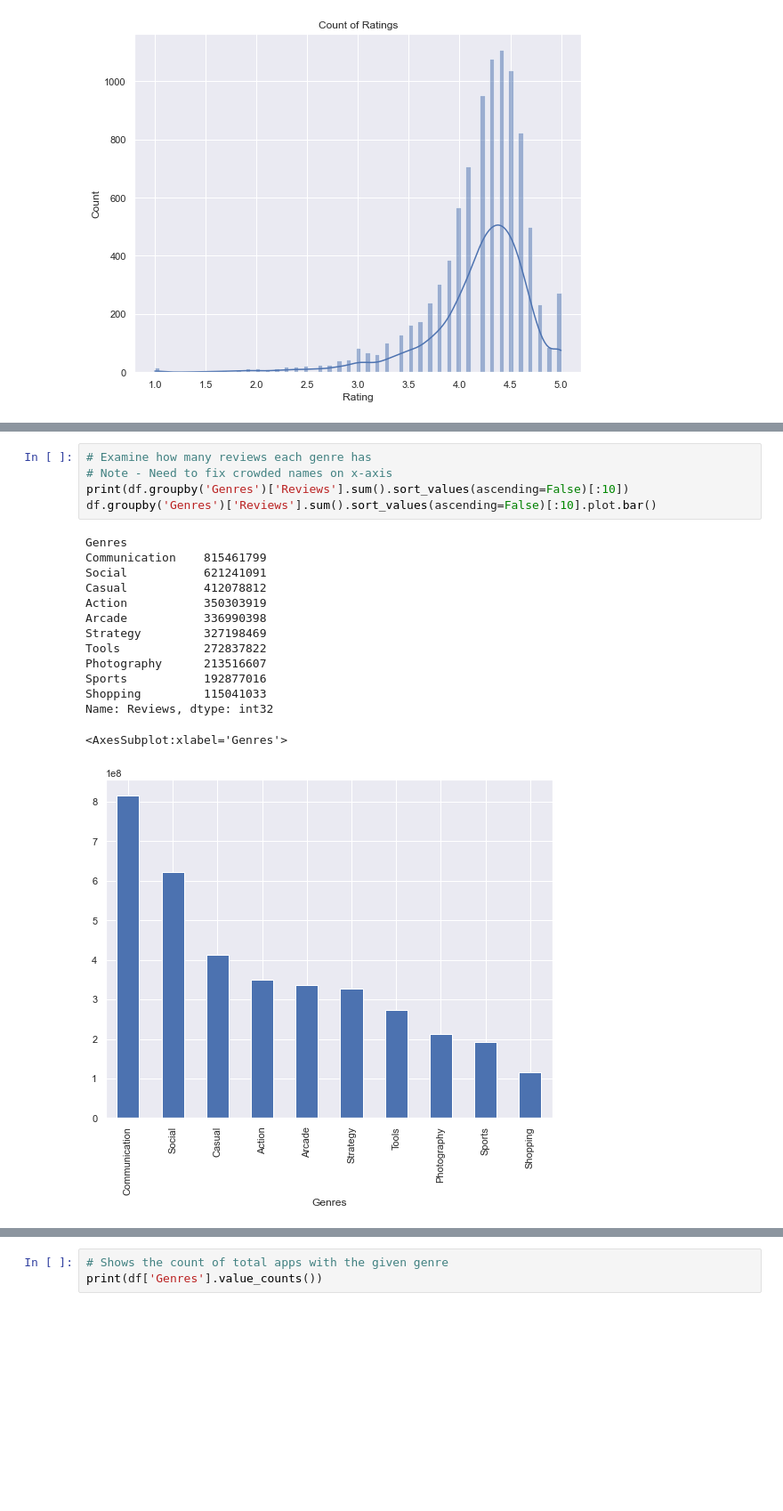
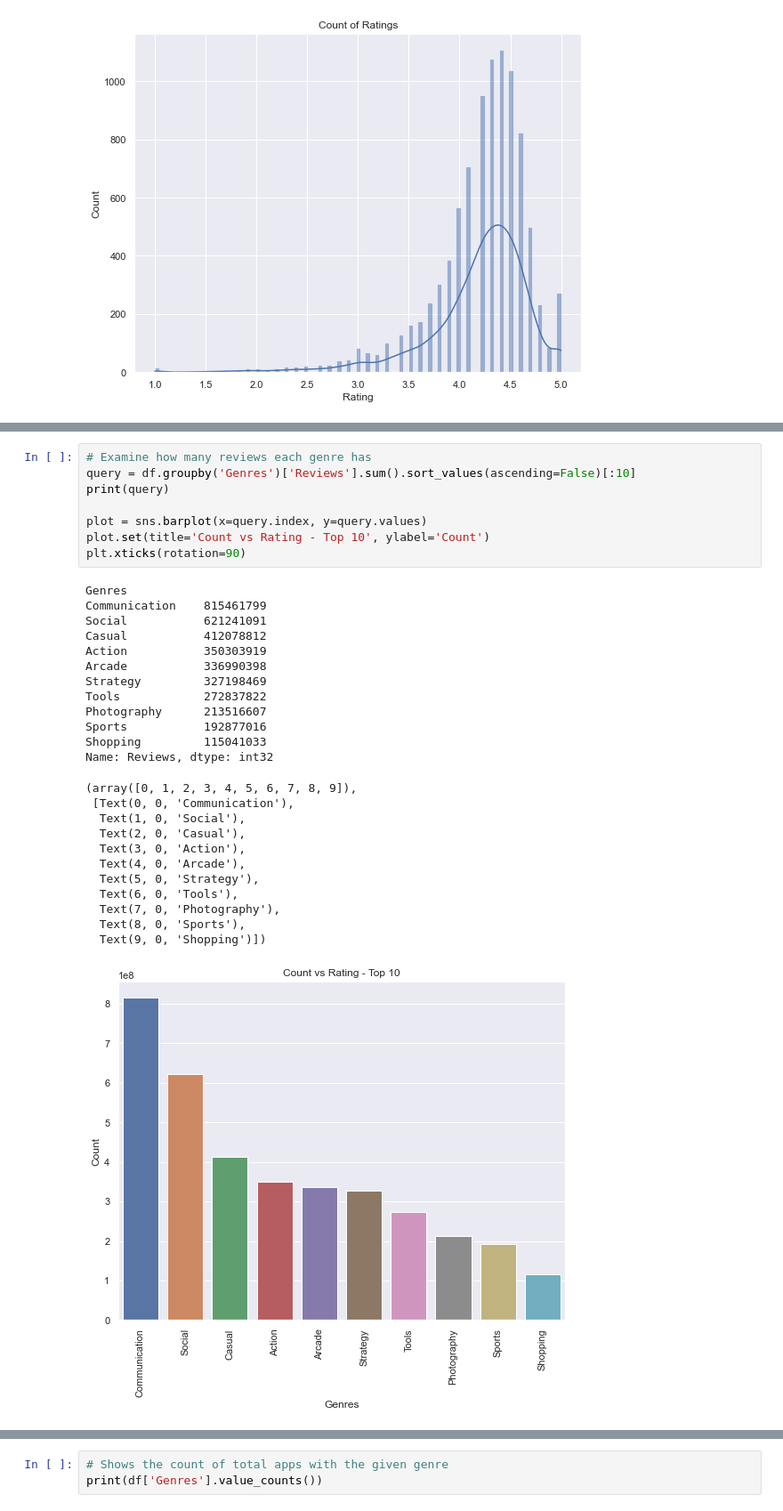
Before and after one commit to bryanaguiar/Data-Science-Group-Project, a Jupyter notebook: Playstore_Analysis_Data_Clean_Up.ipynb, the cells around one changed output, grey strips where cells are left out. Shown: that part at 89% size. Drawn from its saved outputs; the diff is of its cells as text; blank space fills up the shorter version.

```diff
--- a/Playstore_Analysis_Data_Clean_Up.ipynb
+++ b/Playstore_Analysis_Data_Clean_Up.ipynb
@@ -229,21 +242,34 @@ Name: Reviews, dtype: int32
-# %%
-# Examine how many reviews each genre has
-# Note - Need to fix crowded names on x-axis
-print(df.groupby('Genres')['Reviews'].sum().sort_values(ascending=False)[:10])
-df.groupby('Genres')['Reviews'].sum().sort_values(ascending=False)[:10].plot.bar()
-# %% [output]
-Genres
-Communication    815461799
-Social           621241091
-Casual           412078812
-Action           350303919
-Arcade           336990398
-Strategy         327198469
-Tools            272837822
-Photography      213516607
-Sports           192877016
-Shopping         115041033
-Name: Reviews, dtype: int32
-<AxesSubplot:xlabel='Genres'>
-[figure, removed]
+# %%
+# Examine how many reviews each genre has
+query = df.groupby('Genres')['Reviews'].sum().sort_values(ascending=False)[:10]
+print(query)
+
+plot = sns.barplot(x=query.index, y=query.values)
+plot.set(title='Count vs Rating - Top 10', ylabel='Count')
+plt.xticks(rotation=90)
+# %% [output]
+Genres
+Communication    815461799
+Social           621241091
+Casual           412078812
+Action           350303919
+Arcade           336990398
+Strategy         327198469
+Tools            272837822
+Photography      213516607
+Sports           192877016
+Shopping         115041033
+Name: Reviews, dtype: int32
+(array([0, 1, 2, 3, 4, 5, 6, 7, 8, 9]),
+ [Text(0, 0, 'Communication'),
+  Text(1, 0, 'Social'),
+  Text(2, 0, 'Casual'),
+  Text(3, 0, 'Action'),
+  Text(4, 0, 'Arcade'),
+  Text(5, 0, 'Strategy'),
+  Text(6, 0, 'Tools'),
+  Text(7, 0, 'Photography'),
+  Text(8, 0, 'Sports'),
+  Text(9, 0, 'Shopping')])
+[figure, added]
 # %%
```
Also changed, not shown: parts of 10 cells of this notebook.
